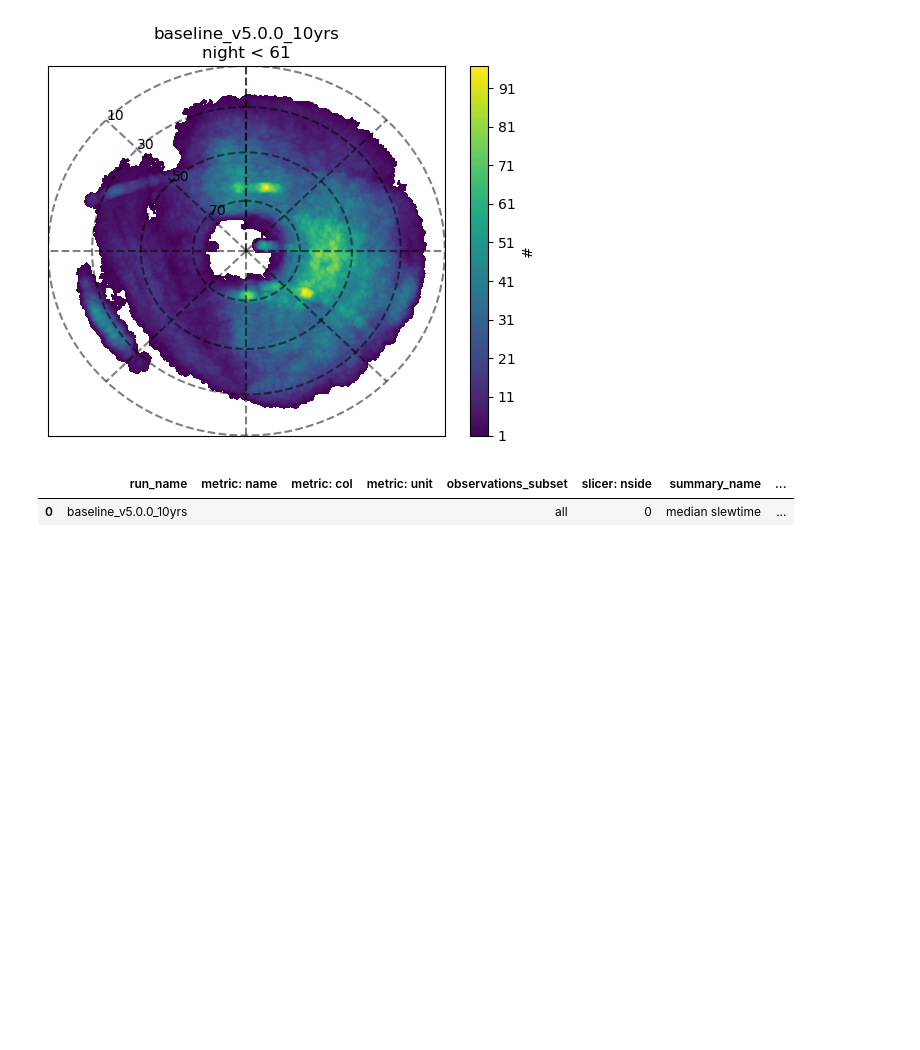
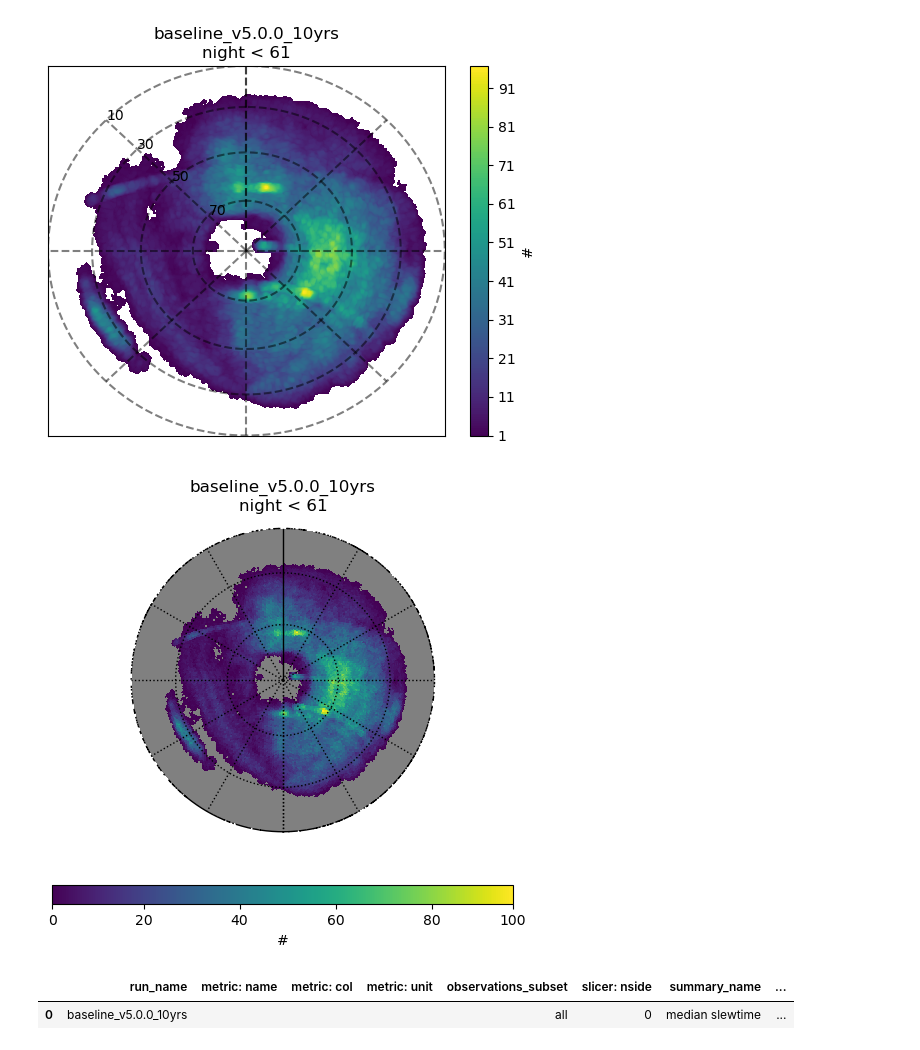
Before and after one commit to lsst/rubin_sim_notebooks, a Jupyter notebook: splat/splat_basics.ipynb, the cells around one changed output. Drawn from its saved outputs; the diff is of its cells as text; code cells hidden in the pictures; blank space fills up the shorter version.

```diff
--- a/splat/splat_basics.ipynb
+++ b/splat/splat_basics.ipynb
@@ -89,14 +93,20 @@ sub_data = visits_array[np.where(visits_array["night"] < night_limit)]
 info = {"run_name": run_name}
 info['observations_subset'] = "night < %i" % (night_limit)
 # Set slicer to alt,az
-sl = maf.Slicer(lon_col="azimuth", lat_col="altitude", nside=64)
-metric = maf.CountMetric()
+sl = splat.Slicer(lon_col="azimuth", lat_col="altitude", nside=64)
+metric = splat.CountMetric()
 hp_array, info = sl(sub_data, metric, info=info)
 
-pl = maf.PlotLambert(info=info)
+pl = splat.PlotLambert(info=info)
 fig = pl(hp_array)
 # %% [output]
 [figure]
+# %%
+# With a different Lambert plotter
+pl = splat.PlotLambertHealpy(info=info)
+fig = pl(hp_array)
+# %% [output]
+[figure, added]
 # %%
 # If we want the median slewtime
 info = {"run_name": run_name, "observations_subset": "all"}
```
Also changed, not shown: parts of 24 cells of this notebook.
